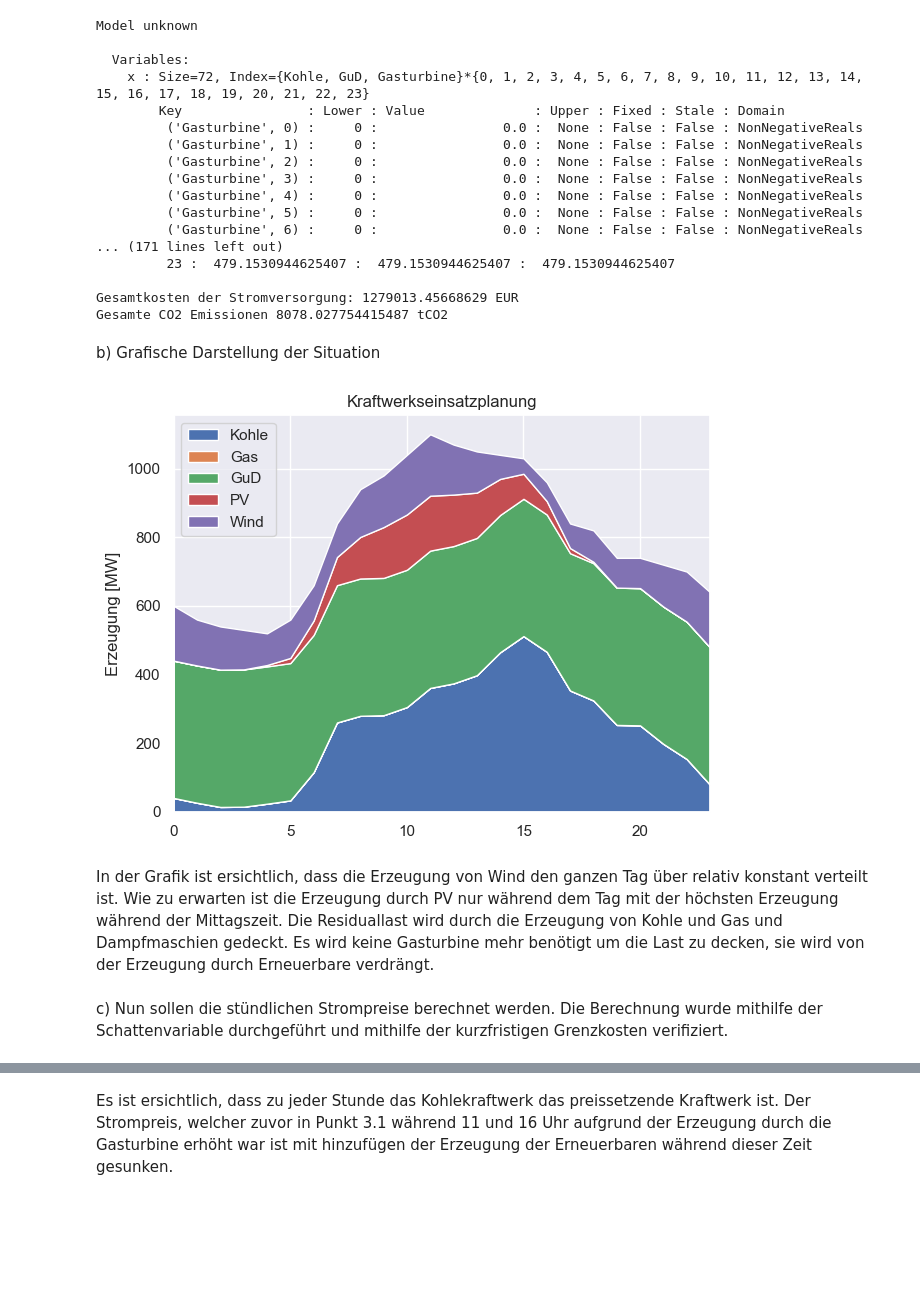
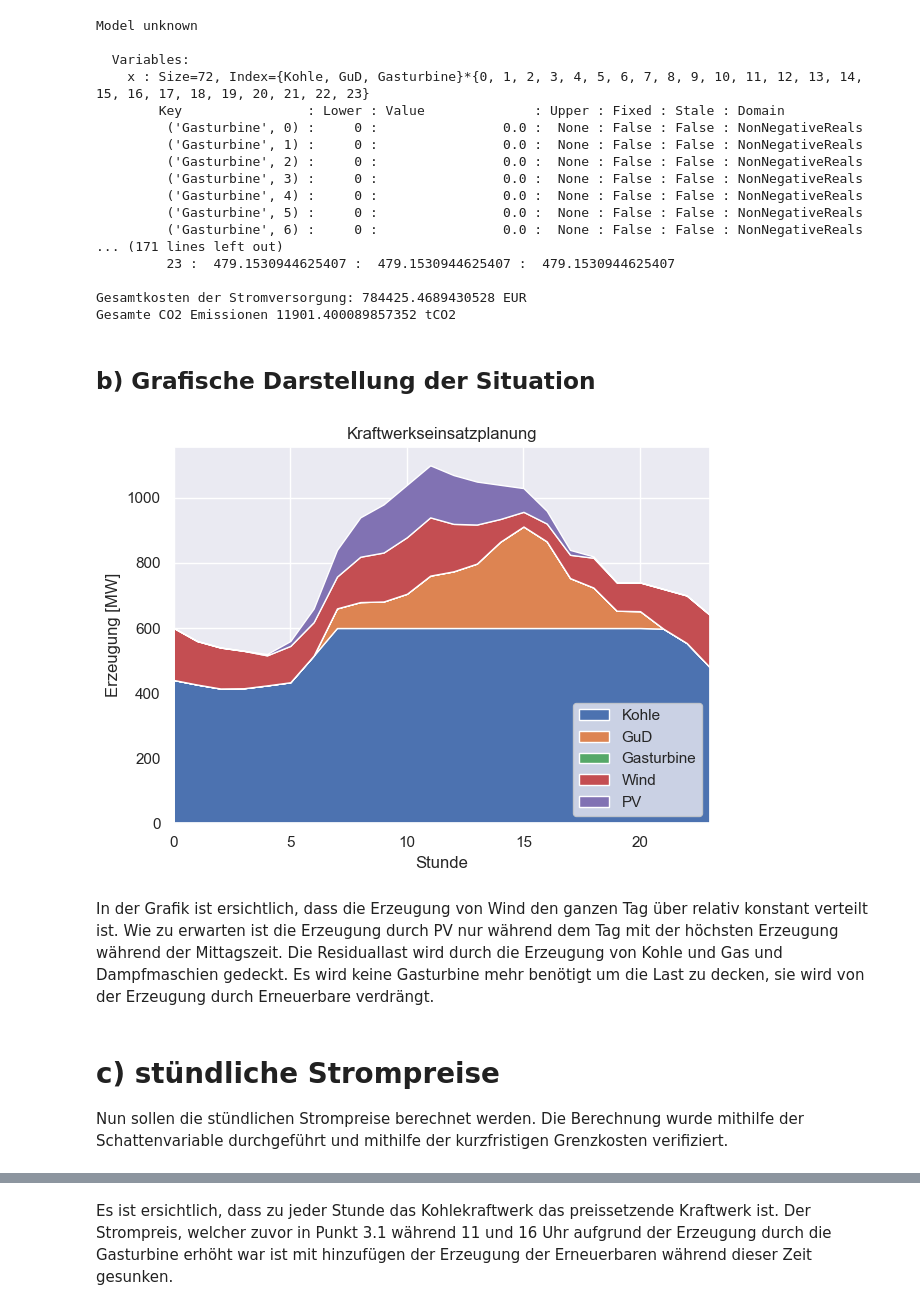
Before and after one commit to tmaerz/Energiemodelle-und-Analysen, a Jupyter notebook: Kraftwerkseinsatz_3.2_Gruppe3.ipynb, the cells around one changed output, grey strips where cells are left out. Cells and saved outputs as stored; diff of their text form; code cells hidden in the pictures; blank space fills up the shorter version.

```diff
--- a/Kraftwerkseinsatz_3.2_Gruppe3.ipynb
+++ b/Kraftwerkseinsatz_3.2_Gruppe3.ipynb
@@ -14,7 +16,7 @@ T = 24
 timesteps = np.arange(T)
 
 #Zertifikatspreis
-c_CO2 = 80 # EUR/tCO2
+c_CO2 = 30 # EUR/tCO2
 
 # Marginal costs der thermischen Kraftwerke berechnen
 # Werte wurden auf die Angabe angepasst
@@ -112,31 +114,36 @@ Model unknown
 ... (171 lines left out)
          23 :  479.1530944625407 :  479.1530944625407 :  479.1530944625407
 
-Gesamtkosten der Stromversorgung: 1279013.45668629 EUR
-Gesamte CO2 Emissionen 8078.027754415487 tCO2
+Gesamtkosten der Stromversorgung: 784425.4689430528 EUR
+Gesamte CO2 Emissionen 11901.400089857352 tCO2
 # %% [markdown]
-b) Grafische Darstellung der Situation
+## b) Grafische Darstellung der Situation
 # %%
 # plot
 
+# plot
 sns.set()
-powerplants={'Kohle', 'Gas', 'GuD', 'PV', 'Wind'}
+labels = ['Kohle', 'GuD', 'Gasturbine','Wind', 'PV']
+
 fig, ax = plt.subplots()
+
 ax.stackplot(timesteps,
-             #PowerThermal.to_numpy(dtype = float).transpose(), wind, PV,
-             kohlePower, gasPower, guDPower,  PV, wind,
-             labels=powerplants)
+            PowerThermal.to_numpy(dtype = float).transpose(),
+             wind, PV,
+             labels=labels)
 ax.set_title('Kraftwerkseinsatzplanung')
-ax.legend(loc='upper left')
+ax.legend(loc='lower right')
 ax.set_ylabel('Erzeugung [MW]')
+ax.set_xlabel('Stunde')
 ax.set_xlim(xmin=timesteps[0], xmax=timesteps[-1])
 fig.tight_layout()
 # %% [output]
-[figure, old version]
+[figure, new version]
 # %% [markdown]
 In der Grafik ist ersichtlich, dass die Erzeugung von Wind den ganzen Tag über relativ konstant verteilt ist. Wie zu erwarten ist die Erzeugung durch PV nur während dem Tag mit der höchsten Erzeugung während der Mittagszeit. Die Residuallast wird durch die Erzeugung von Kohle und Gas und Dampfmaschien gedeckt. Es wird keine Gasturbine mehr benötigt um die Last zu decken, sie wird von der Erzeugung durch Erneuerbare verdrängt.
 # %% [markdown]
-c) Nun sollen die stündlichen Strompreise berechnet werden. Die Berechnung wurde mithilfe der Schattenvariable durchgeführt und mithilfe der kurzfristigen Grenzkosten verifiziert.
+# c) stündliche Strompreise
+Nun sollen die stündlichen Strompreise berechnet werden. Die Berechnung wurde mithilfe der Schattenvariable durchgeführt und mithilfe der kurzfristigen Grenzkosten verifiziert.
 # %%
 print("Wert der Schattenvariable [EUR/MWh]:")
 for t in timesteps:
```
Also changed, not shown: parts of 3 cells of this notebook, 1 other file.
